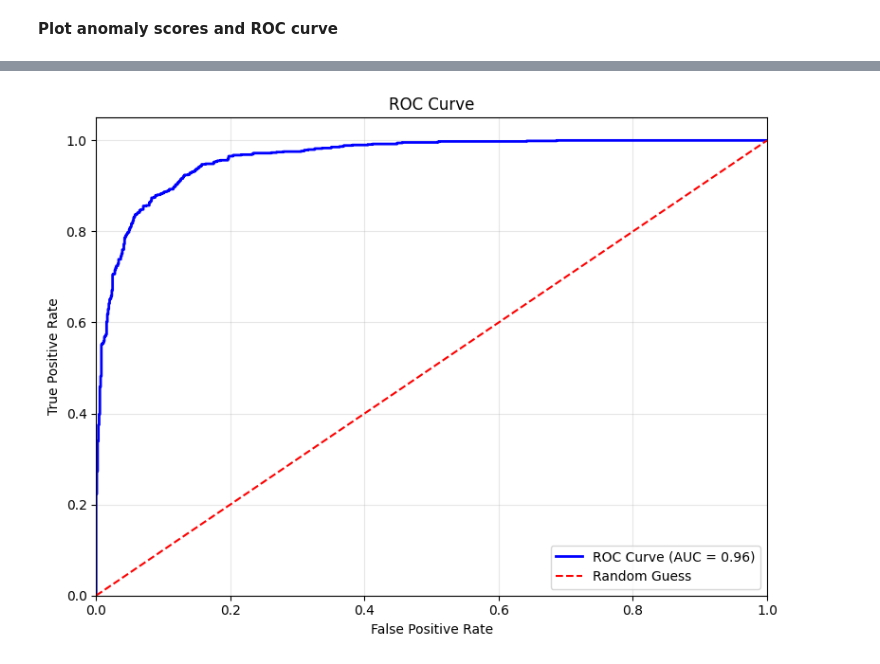
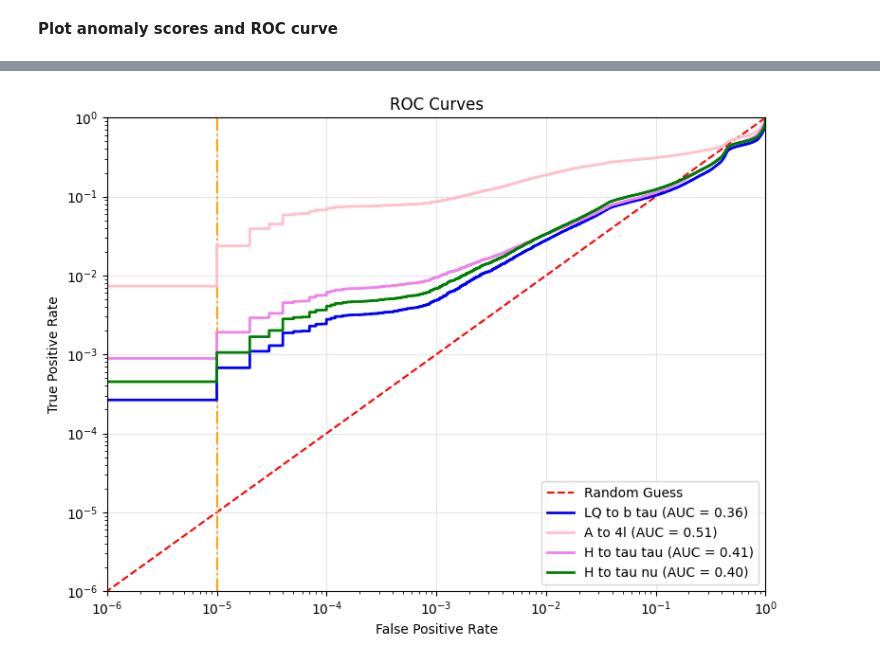
Before and after one commit to SLAC-Julia-Group/hardware-aware-tensor-networks, a Jupyter notebook: TN/40MHz_AD.ipynb, the cells around one changed output, grey strips where cells are left out. Cells and saved outputs as stored; diff of their text form; code cells hidden in the pictures.

```diff
--- a/TN/40MHz_AD.ipynb
+++ b/TN/40MHz_AD.ipynb
@@ -407,5 +155,31 @@ NameError: name 'normal_score' is not defined
-# %%
-# Plot ROC curve
-plot_ROC_curve_from_data(fpr, tpr)
-# %% [output]
-[figure, removed]
+# %%
+fpr_lq, tpr_lq = get_roc_curve_data(bkg_score, lq_score, anomaly_det=True)
+auc_lq = auc(fpr_lq, tpr_lq)
+fpr_a4l, tpr_a4l = get_roc_curve_data(bkg_score, a4l_score, anomaly_det=True)
+auc_a4l = auc(fpr_a4l, tpr_a4l)
+fpr_htt, tpr_htt = get_roc_curve_data(bkg_score, htt_score, anomaly_det=True)
+auc_htt = auc(fpr_htt, tpr_htt)
+fpr_htnu, tpr_htnu = get_roc_curve_data(bkg_score, htnu_score, anomaly_det=True)
+auc_htnu = auc(fpr_htnu, tpr_htnu)
+# %%
+# Plot ROC curves
+plt.figure(figsize=(8, 6))
+plt.xscale('log')
+plt.yscale('log')
+plt.plot([0, 1], [0, 1], color="red", linestyle="--", label="Random Guess")
+plt.plot([1e-5, 1e-5], [1e-6, 1], color="orange", linestyle="-.")
+plt.plot(fpr_lq, tpr_lq, color="blue", lw=2, label=f"LQ to b tau (AUC = {auc_lq:.2f})")
+plt.plot(fpr_a4l, tpr_a4l, color="pink", lw=2, label=f"A to 4l (AUC = {auc_a4l:.2f})")
+plt.plot(fpr_htt, tpr_htt, color="violet", lw=2, label=f"H to tau tau (AUC = {auc_htt:.2f})")
+plt.plot(fpr_htnu, tpr_htnu, color="green", lw=2, label=f"H to tau nu (AUC = {auc_htnu:.2f})")
+plt.xlim([1e-6, 1.0])
+plt.ylim([1e-6, 1.0])
+plt.xlabel("False Positive Rate")
+plt.ylabel("True Positive Rate")
+plt.title("ROC Curves")
+plt.legend(loc="lower right")
+plt.grid(alpha=0.3)
+plt.tight_layout()
+plt.show()
+# %% [output]
+[figure, added]
```
Also changed, not shown: parts of 22 cells of this notebook, 1 other file.
